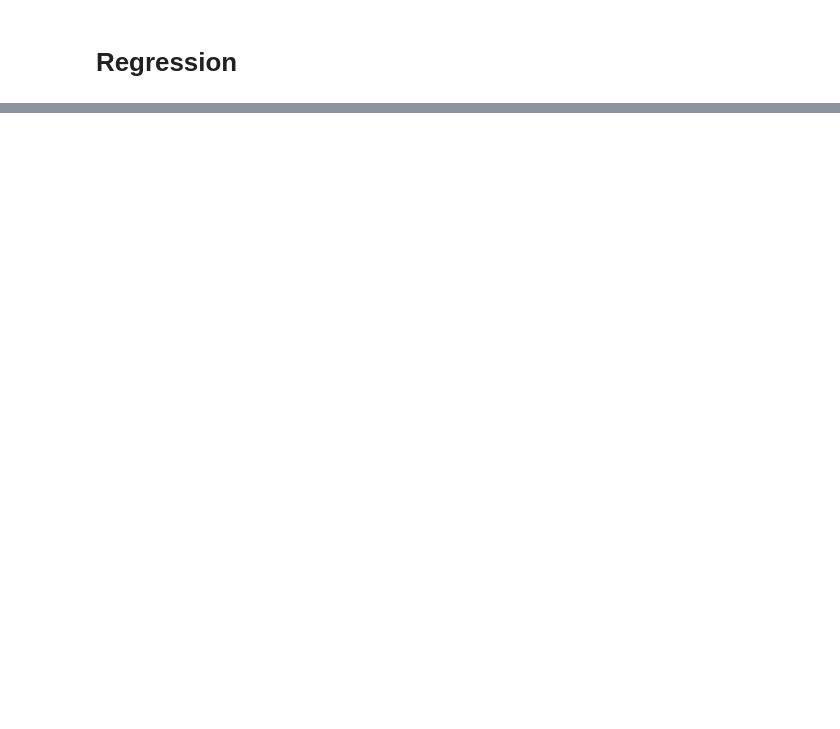
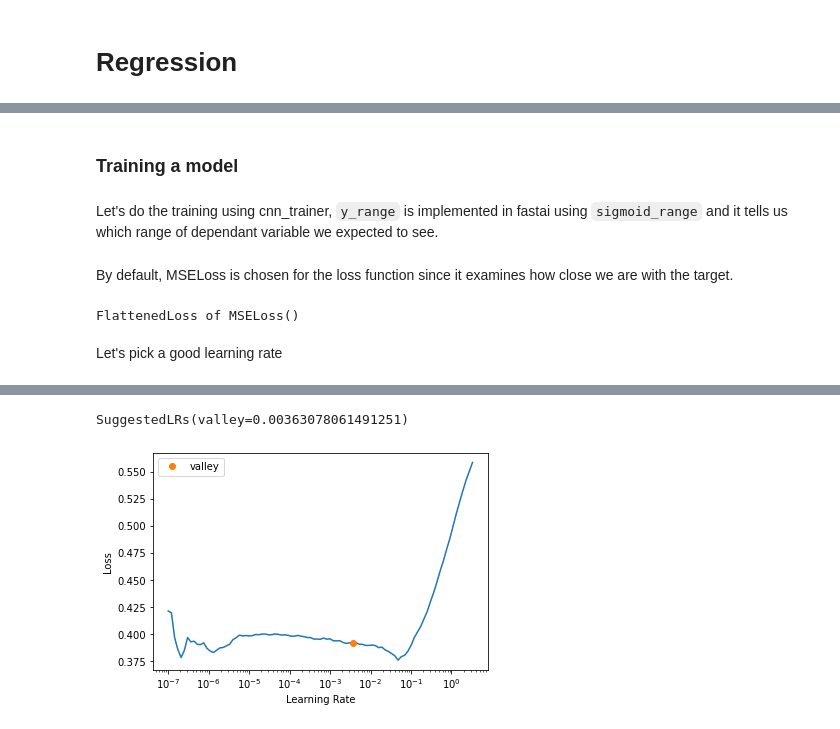
Before and after one commit to dnlam/fastblog, a Jupyter notebook: _notebooks/2022-03-24-Multilabel_classification.ipynb, the cells around one changed output, grey strips where cells are left out. Cells and saved outputs as stored; diff of their text form; code cells hidden in the pictures; blank space fills up the shorter version.

````diff
--- a/_notebooks/2022-03-24-Multilabel_classification.ipynb
+++ b/_notebooks/2022-03-24-Multilabel_classification.ipynb
@@ -200,0 +236,7 @@ plt.plot(xs,accs)
+# %%
+cal = np.genfromtxt(path/'01'/'rgb.cal',skip_footer=6)
+def get_ctr(f):
+    ctr=np.genfromtxt(img2pose(f),skip_header=3)
+    c1 = ctr[0]*cal[0][0]/ctr[2] + cal[0][2]
+    c2 = ctr[1]*cal[1][1]/ctr[2] + cal[1][2]
+    return tensor([c1,c2])
@@ -200,0 +249,10 @@ plt.plot(xs,accs)
+# %%
+biwi = DataBlock( blocks=(ImageBlock,PointBlock),
+                get_items=get_image_files,
+                get_y=get_ctr,
+                splitter=FuncSplitter(lambda o: o.parent.name=='13'),
+                batch_tfms=[*aug_transforms(size=(240,320)),
+                           Normalize.from_stats(*imagenet_stats)])
+# %%
+dls = biwi.dataloaders(path)
+dls.show_batch(max_n=9, figsize=(8,6))
@@ -200,0 +267,17 @@ plt.plot(xs,accs)
+# %% [markdown]
+### Training a model
+# %% [markdown]
+Let's do the training using cnn_trainer, ```y_range``` is implemented in fastai using ```sigmoid_range``` and it tells us which range of dependant variable we expected to see.
+# %%
+learn = cnn_learner(dls,resnet18,y_range=(-1,1))
+# %% [markdown]
+By default, MSELoss is chosen for the loss function since it examines how close we are with the target.
+# %%
+dls.loss_func
+# %% [output]
+FlattenedLoss of MSELoss()
+# %% [markdown]
+Let's pick a good learning rate
+# %%
+learn.lr_find()
+# %% [output]
@@ -200,0 +285,2 @@ plt.plot(xs,accs)
+SuggestedLRs(valley=0.00363078061491251)
+[figure, added]
````
Also changed, not shown: parts of 22 cells of this notebook.
